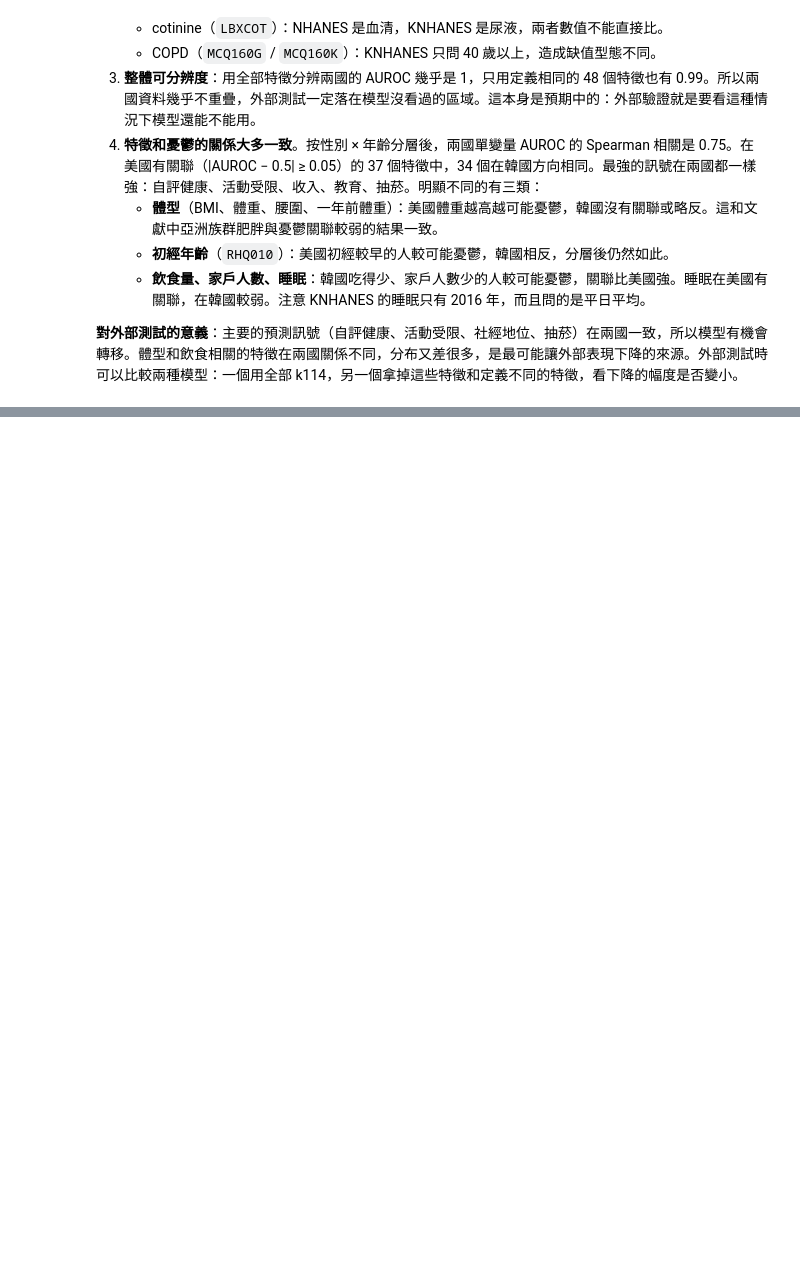
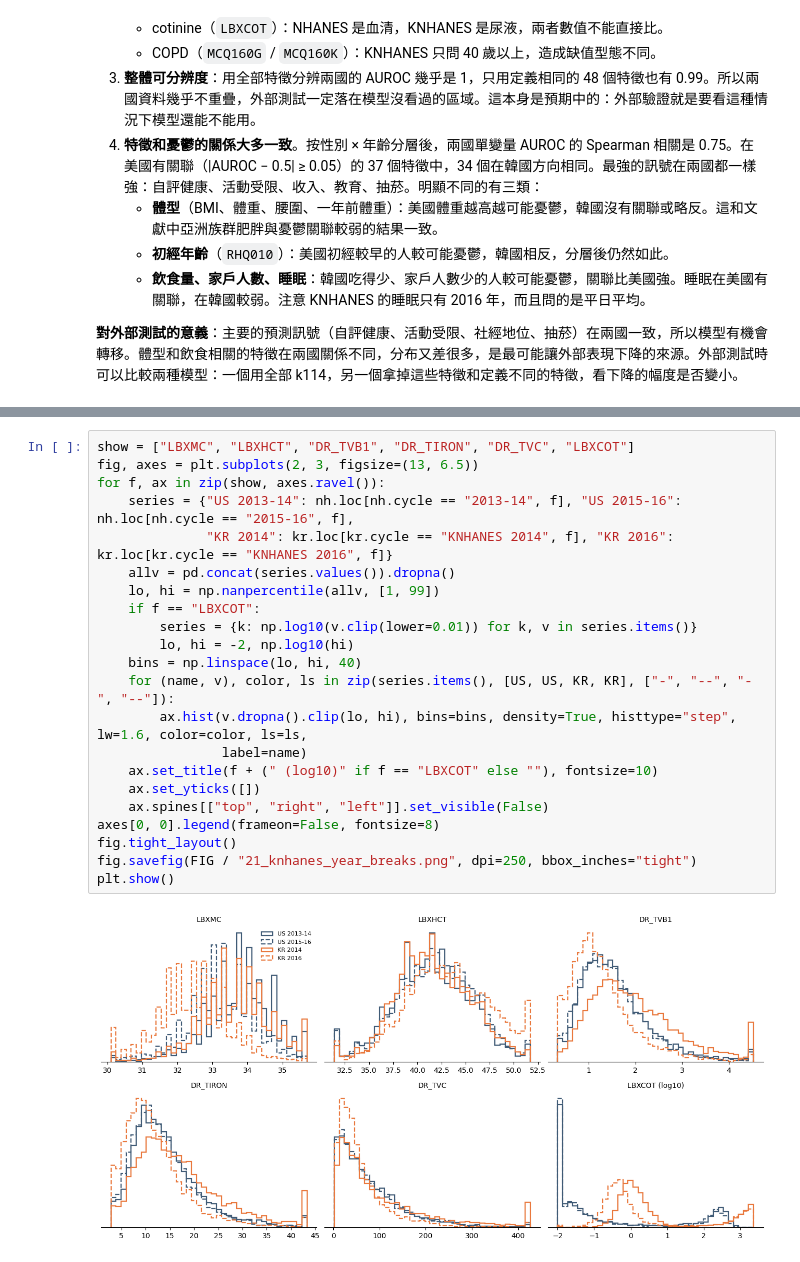
Before and after one commit to tony12344812cs14/NHANES-2005-2018, a Jupyter notebook: data_analysis/03_knhanes_vs_nhanes.ipynb, the cells around one changed output, grey strips where cells are left out. Saved outputs shown, nothing was run; the diff lists cells and outputs as text; blank space fills up the shorter version.

```diff
--- a/data_analysis/03_knhanes_vs_nhanes.ipynb
+++ b/data_analysis/03_knhanes_vs_nhanes.ipynb
@@ -576,0 +896,24 @@ plt.show()
+# %%
+show = ["LBXMC", "LBXHCT", "DR_TVB1", "DR_TIRON", "DR_TVC", "LBXCOT"]
+fig, axes = plt.subplots(2, 3, figsize=(13, 6.5))
+for f, ax in zip(show, axes.ravel()):
+    series = {"US 2013-14": nh.loc[nh.cycle == "2013-14", f], "US 2015-16": nh.loc[nh.cycle == "2015-16", f],
+              "KR 2014": kr.loc[kr.cycle == "KNHANES 2014", f], "KR 2016": kr.loc[kr.cycle == "KNHANES 2016", f]}
+    allv = pd.concat(series.values()).dropna()
+    lo, hi = np.nanpercentile(allv, [1, 99])
+    if f == "LBXCOT":
+        series = {k: np.log10(v.clip(lower=0.01)) for k, v in series.items()}
+        lo, hi = -2, np.log10(hi)
+    bins = np.linspace(lo, hi, 40)
+    for (name, v), color, ls in zip(series.items(), [US, US, KR, KR], ["-", "--", "-", "--"]):
+        ax.hist(v.dropna().clip(lo, hi), bins=bins, density=True, histtype="step", lw=1.6, color=color, ls=ls,
+                label=name)
+    ax.set_title(f + (" (log10)" if f == "LBXCOT" else ""), fontsize=10)
+    ax.set_yticks([])
+    ax.spines[["top", "right", "left"]].set_visible(False)
+axes[0, 0].legend(frameon=False, fontsize=8)
+fig.tight_layout()
+fig.savefig(FIG / "21_knhanes_year_breaks.png", dpi=250, bbox_inches="tight")
+plt.show()
+# %% [output]
+[figure, added]
```
Also changed, not shown: parts of 16 cells of this notebook, 1 other file.
